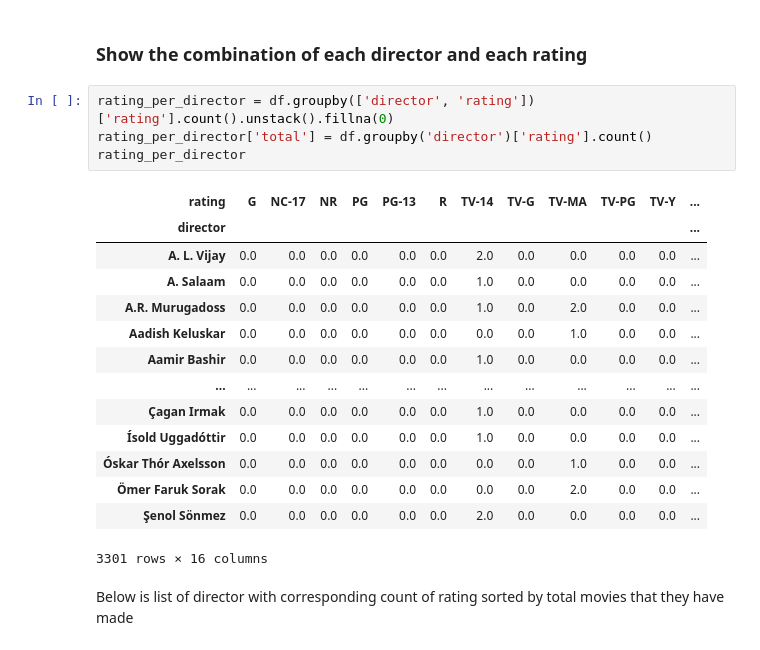
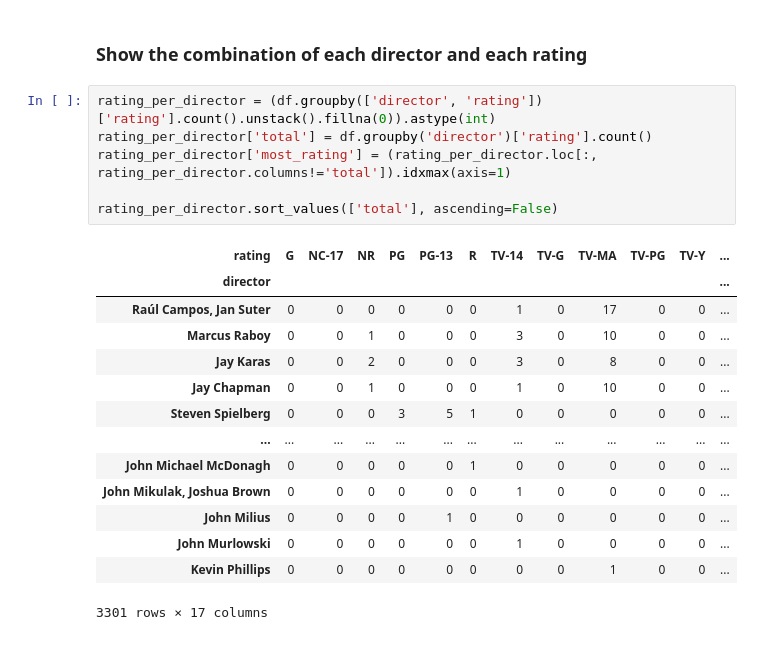
Before and after one commit to rindanh/Latihan-NDSC, a Jupyter notebook: netflix/rinda/Belajar_NDSC_Netflix_Danu_edited_by_Rinda.ipynb, the cells around one changed output. Cells and saved outputs as stored; diff of their text form.

```diff
--- a/netflix/rinda/Belajar_NDSC_Netflix_Danu_edited_by_Rinda.ipynb
+++ b/netflix/rinda/Belajar_NDSC_Netflix_Danu_edited_by_Rinda.ipynb
@@ -453,23 +565,23 @@ df['rating'] = df.rating.fillna('unknown')
 # %% [markdown]
 ### Show the combination of each director and each rating
 # %%
-rating_per_director = df.groupby(['director', 'rating'])['rating'].count().unstack().fillna(0)
+rating_per_director = (df.groupby(['director', 'rating'])['rating'].count().unstack().fillna(0)).astype(int)
 rating_per_director['total'] = df.groupby('director')['rating'].count()
-rating_per_director
+rating_per_director['most_rating'] = (rating_per_director.loc[:, rating_per_director.columns!='total']).idxmax(axis=1)
+
+rating_per_director.sort_values(['total'], ascending=False)
 # %% [output]
 | rating | G | NC-17 | NR | PG | PG-13 | R | TV-14 | TV-G | TV-MA | TV-PG | TV-Y | ... |
 | director |  |  |  |  |  |  |  |  |  |  |  | ... |
-| A. L. Vijay | 0.0 | 0.0 | 0.0 | 0.0 | 0.0 | 0.0 | 2.0 | 0.0 | 0.0 | 0.0 | 0.0 | ... |
-| A. Salaam | 0.0 | 0.0 | 0.0 | 0.0 | 0.0 | 0.0 | 1.0 | 0.0 | 0.0 | 0.0 | 0.0 | ... |
-| A.R. Murugadoss | 0.0 | 0.0 | 0.0 | 0.0 | 0.0 | 0.0 | 1.0 | 0.0 | 2.0 | 0.0 | 0.0 | ... |
-| Aadish Keluskar | 0.0 | 0.0 | 0.0 | 0.0 | 0.0 | 0.0 | 0.0 | 0.0 | 1.0 | 0.0 | 0.0 | ... |
-| Aamir Bashir | 0.0 | 0.0 | 0.0 | 0.0 | 0.0 | 0.0 | 1.0 | 0.0 | 0.0 | 0.0 | 0.0 | ... |
+| Raúl Campos, Jan Suter | 0 | 0 | 0 | 0 | 0 | 0 | 1 | 0 | 17 | 0 | 0 | ... |
+| Marcus Raboy | 0 | 0 | 1 | 0 | 0 | 0 | 3 | 0 | 10 | 0 | 0 | ... |
+| Jay Karas | 0 | 0 | 2 | 0 | 0 | 0 | 3 | 0 | 8 | 0 | 0 | ... |
+| Jay Chapman | 0 | 0 | 1 | 0 | 0 | 0 | 1 | 0 | 10 | 0 | 0 | ... |
+| Steven Spielberg | 0 | 0 | 0 | 3 | 5 | 1 | 0 | 0 | 0 | 0 | 0 | ... |
 | ... | ... | ... | ... | ... | ... | ... | ... | ... | ... | ... | ... | ... |
-| Çagan Irmak | 0.0 | 0.0 | 0.0 | 0.0 | 0.0 | 0.0 | 1.0 | 0.0 | 0.0 | 0.0 | 0.0 | ... |
-| Ísold Uggadóttir | 0.0 | 0.0 | 0.0 | 0.0 | 0.0 | 0.0 | 1.0 | 0.0 | 0.0 | 0.0 | 0.0 | ... |
-| Óskar Thór Axelsson | 0.0 | 0.0 | 0.0 | 0.0 | 0.0 | 0.0 | 0.0 | 0.0 | 1.0 | 0.0 | 0.0 | ... |
-| Ömer Faruk Sorak | 0.0 | 0.0 | 0.0 | 0.0 | 0.0 | 0.0 | 0.0 | 0.0 | 2.0 | 0.0 | 0.0 | ... |
-| Şenol Sönmez | 0.0 | 0.0 | 0.0 | 0.0 | 0.0 | 0.0 | 2.0 | 0.0 | 0.0 | 0.0 | 0.0 | ... |
+| John Michael McDonagh | 0 | 0 | 0 | 0 | 0 | 1 | 0 | 0 | 0 | 0 | 0 | ... |
+| John Mikulak, Joshua Brown | 0 | 0 | 0 | 0 | 0 | 0 | 1 | 0 | 0 | 0 | 0 | ... |
+| John Milius | 0 | 0 | 0 | 0 | 1 | 0 | 0 | 0 | 0 | 0 | 0 | ... |
+| John Murlowski | 0 | 0 | 0 | 0 | 0 | 0 | 1 | 0 | 0 | 0 | 0 | ... |
+| Kevin Phillips | 0 | 0 | 0 | 0 | 0 | 0 | 0 | 0 | 1 | 0 | 0 | ... |
-3301 rows × 16 columns
+3301 rows × 17 columns
-# %% [markdown]
-Below is list of director with corresponding count of rating sorted by total movies that they have made
```
Also changed, not shown: parts of 22 cells of this notebook.
